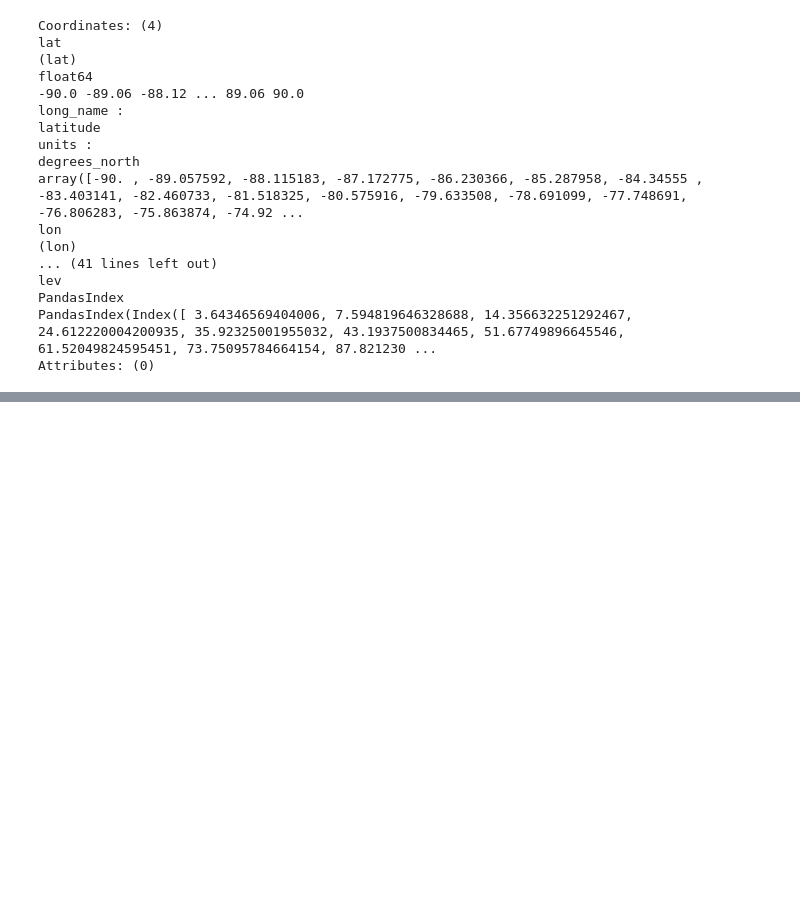
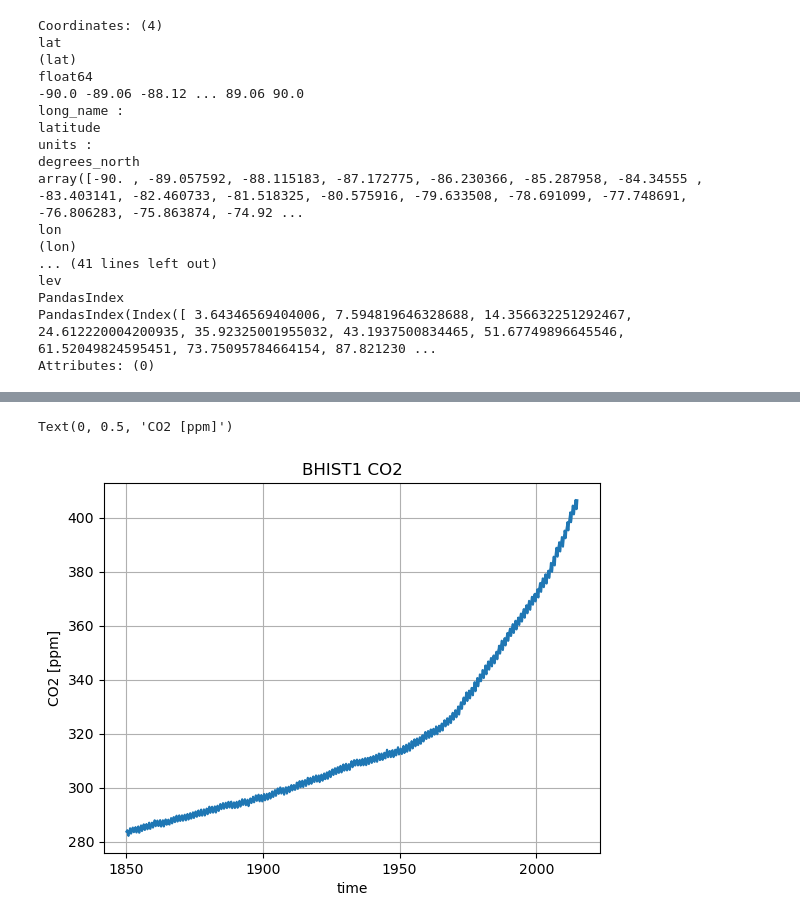
Before and after one commit to NCAR/CESM-emission-driven-run-tutorial, a Jupyter notebook: analysis_notebooks/atmosphericCO2.ipynb, the cells around one changed output, grey strips where cells are left out. Saved outputs shown, nothing was run; the diff lists cells and outputs as text; code cells hidden in the pictures; blank space fills up the shorter version.

```diff
--- a/analysis_notebooks/atmosphericCO2.ipynb
+++ b/analysis_notebooks/atmosphericCO2.ipynb
@@ -418,3 +418,5 @@ lev
 PandasIndex
 PandasIndex(Index([ 3.64346569404006, 7.594819646328688, 14.356632251292467, 24.612220004200935, 35.92325001955032, 43.1937500834465, 51.67749896645546, 61.52049824595451, 73.75095784664154, 87.821230 ...
 Attributes: (0)
+# %%
+XCO2=PxC.sum(dim='lev')/dP.sum(dim='lev')
@@ -420,0 +450,12 @@ Attributes: (0)
+# %%
+# Plot a timeseries of CO2 at Mauna Loa
+fig, axis=plt.subplots(1,1)
+
+data_to_plot=XCO2.sel(lat=MLOlat, method='nearest').sel(lon=MLOlon, method='nearest')*mass2mol*frac2ppm
+data_to_plot.plot()
+plt.title(casenameshort +' ' +var )
+plt.grid()
+plt.ylabel(var + ' [ppm]')
+# %% [output]
+Text(0, 0.5, 'CO2 [ppm]')
+[figure, added]
```
Also changed, not shown: parts of 5 cells of this notebook.
